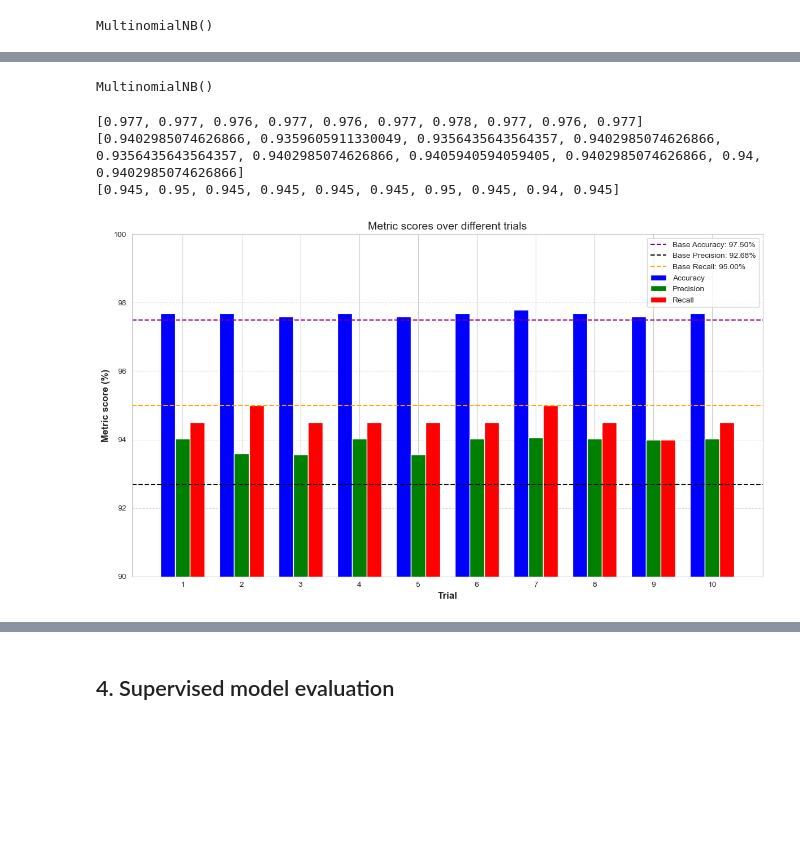
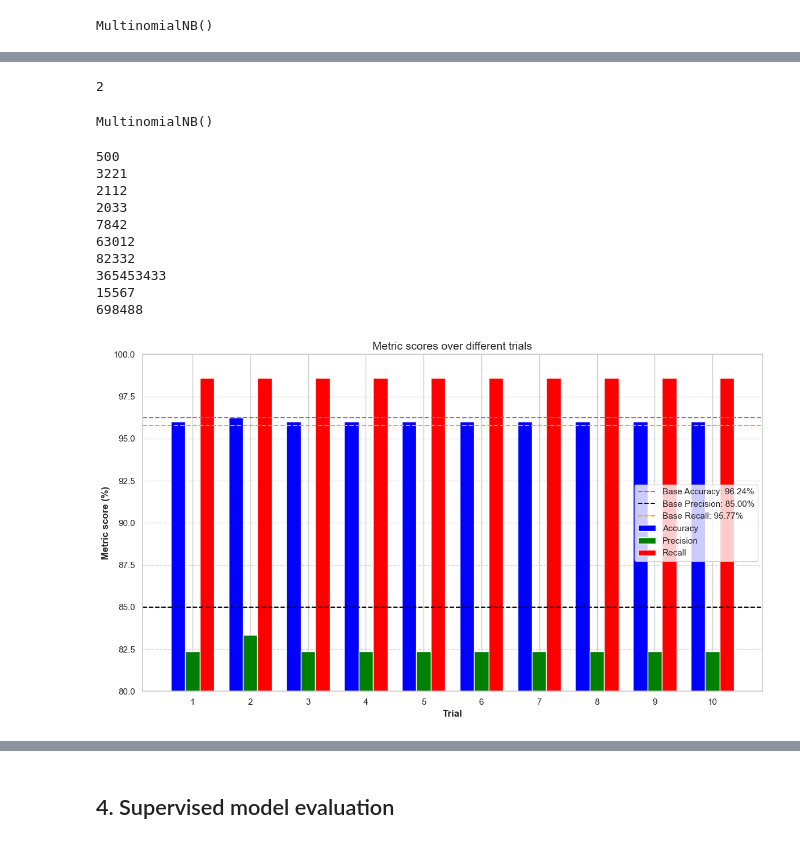
Before and after one commit to DELIRIOUSDONUT/SSIEK_ML_ass_1, a Jupyter notebook: COMP30027_2025_asst1_template.ipynb, the cells around one changed output, grey strips where cells are left out. Cells and saved outputs as stored; diff of their text form; code cells hidden in the pictures; blank space fills up the shorter version.

```diff
--- a/COMP30027_2025_asst1_template.ipynb
+++ b/COMP30027_2025_asst1_template.ipynb
@@ -324,7 +355,7 @@ unsup_pred = model.predict(unsup_test)
 unlabelled_df = unsup_test.copy()
 unlabelled_df['ScamClassLabel'] = unsup_pred
 
-concat_df = pd.concat([word_df, unlabelled_df], ignore_index=True)
+concat_df = pd.concat([train_df, unlabelled_df], ignore_index=True)
 
 # Now train new model based on this
 
@@ -718,3 +546,32 @@ Max Precision: 94.06% at iteration 4
+# %%
+# Determine the index at which the best confidence boundary has better performance than the baseline
+base_a = 0
+base_p = 0
+base_r = 0
+best_index = -1
+
+above_base = []
+for i in range(len(confidence_boundaries)):
+    if (accuracies[i] > base_accuracy) and (precisions[i] > base_precision) and (recalls[i] > base_recall):
+        above_base.append(i)
+
+
+best_index = sorted(above_base, key=lambda x: accuracies[x] + precisions[x] + recalls[x], reverse=True)[0]
+print(best_index)
+# %% [output]
+2
+# %%
+# Function to calculate metrics
+def get_metrics(concat_model, testing_df, testing_y):
+    # Make predictions
+    conc_pred = concat_model.predict(testing_df)
+
+    # Calculate metrics
+    accuracy = accuracy_score(testing_y, conc_pred)
+    precision = precision_score(testing_y, conc_pred)
+    recall = recall_score(testing_y, conc_pred)
+
+    return accuracy, precision, recall
 # %%
 # Above method is definitely wrong, the correct method is:
 # RANDOM STRATIFIED SPLIT
@@ -726,13 +583,13 @@ Max Precision: 94.06% at iteration 4
 
 # Original model
 original_model = MultinomialNB()
-og_words = word_df.drop('ScamClassLabel', axis=1)
-og_labels = word_df['ScamClassLabel']
+og_words = train_df.drop('ScamClassLabel', axis=1)
+og_labels = train_df['ScamClassLabel']
 original_model.fit(og_words, og_labels)
 # %% [output]
 MultinomialNB()
 # %%
-def evaluate_stratified_random_retraining(seed, unlabelled_df, og_words, og_labels):
+def evaluate_stratified_random_retraining(seed, unlabelled_df, og_words, og_labels, valid_df):
 
     # Label all unlabelled data
     base_unlabelled_df = unlabelled_df.copy()
@@ -775,9 +632,8 @@ def evaluate_stratified_random_retraining(seed, unlabelled_df, og_words, og_labe
     strat_model.fit(new_words1, new_labels1)
 
     # Check metrics
-    accuracy, precision, recall = get_metrics(strat_model, test_df)
+    accuracy, precision, recall = get_metrics(strat_model, valid_df.drop('ScamClassLabel', axis=1), valid_df['ScamClassLabel'])
     return accuracy, precision, recall
-
 
 
 
@@ -785,51 +641,55 @@ strat_accs = []
 strat_precs = []
 strat_recs = []
 
-seeds = [399, 322, 211, 20, 784, 630, 823, 333, 167, 488]
+seeds = [500, 3221, 2112, 2033, 7842, 63012, 82332, 365453433, 15567, 698488]
 for i in seeds:
-    acc, prec, recall = evaluate_stratified_random_retraining(i, unlabelled_df, og_words, og_labels)
+    print(i)
+    acc, prec, recall = evaluate_stratified_random_retraining(i, unlabelled_df, og_words, og_labels, valid_df)
     strat_accs.append(acc)
     strat_precs.append(prec)
     strat_recs.append(recall)
-
-print(strat_accs)
-print(strat_precs)
-print(strat_recs)
 # %% [output]
-[0.977, 0.977, 0.976, 0.977, 0.976, 0.977, 0.978, 0.977, 0.976, 0.977]
-[0.9402985074626866, 0.9359605911330049, 0.9356435643564357, 0.9402985074626866, 0.9356435643564357, 0.9402985074626866, 0.9405940594059405, 0.9402985074626866, 0.94, 0.9402985074626866]
-[0.945, 0.95, 0.945, 0.945, 0.945, 0.945, 0.95, 0.945, 0.94, 0.945]
+500
+3221
+2112
+2033
+7842
+63012
+82332
+365453433
+15567
+698488
 # %%
 # Now, to plot
 sns.set_style('whitegrid')
 barWidth = 0.25
 fix, ax = plt.subplots(figsize=(12,7))
 
 r1= np.arange(len(seeds))
 r2 = [x+barWidth for x in r1]
 r3 = [x+barWidth for x in r2]
 
 ax.bar(r1, [x * 100 for x in strat_accs], width=barWidth, label='Accuracy', color='blue')
 ax.bar(r2, [x * 100 for x in strat_precs], width=barWidth, label='Precision', color='green')
 ax.bar(r3, [x * 100 for x in strat_recs], width=barWidth, label='Recall', color='red')
 
 # Add horizontal lines for base values (Accuracy, Precision, Recall) (multiplying by 100 for percentage representation)
-plt.axhline(base_accuracy, color='purple', linestyle='--', label=f'Base Accuracy: {base_accuracy:.2f}%')
-plt.axhline(base_precision, color='black', linestyle='--', label=f'Base Precision: {base_precision:.2f}%')
-plt.axhline(base_recall, color='orange', linestyle='--', label=f'Base Recall: {base_recall:.2f}%')
+plt.axhline(base_accuracy*100, color='grey', linestyle='--', label=f'Base Accuracy: {base_accuracy*100:.2f}%')
+plt.axhline(base_precision*100, color='black', linestyle='--', label=f'Base Precision: {base_precision*100:.2f}%')
+plt.axhline(base_recall*100, color='orange', linestyle='--', label=f'Base Recall: {base_recall*100:.2f}%')
 
 ax.set_xlabel('Trial', fontweight='bold', fontsize=12)
 ax.set_ylabel('Metric score (%)', fontweight='bold', fontsize=12)
 ax.set_title('Metric scores over different trials', fontsize=14)
 ax.set_xticks([r+barWidth for r in range(len(seeds))])
 ax.set_xticklabels([i+1 for i in range(len(seeds))])
-ax.set_ylim(90, 100)
+ax.set_ylim(80, 100)
 ax.grid(True, axis='y', linestyle='--', alpha=0.7)
 
 ax.legend()
 
 plt.tight_layout()
 plt.savefig('metrics_different_trials_strat_random.png', dpi=300)
 plt.show()
 # %% [output]
-[figure, old version]
+[figure, new version]
```
Also changed, not shown: parts of 19 cells of this notebook, 5 other files.
